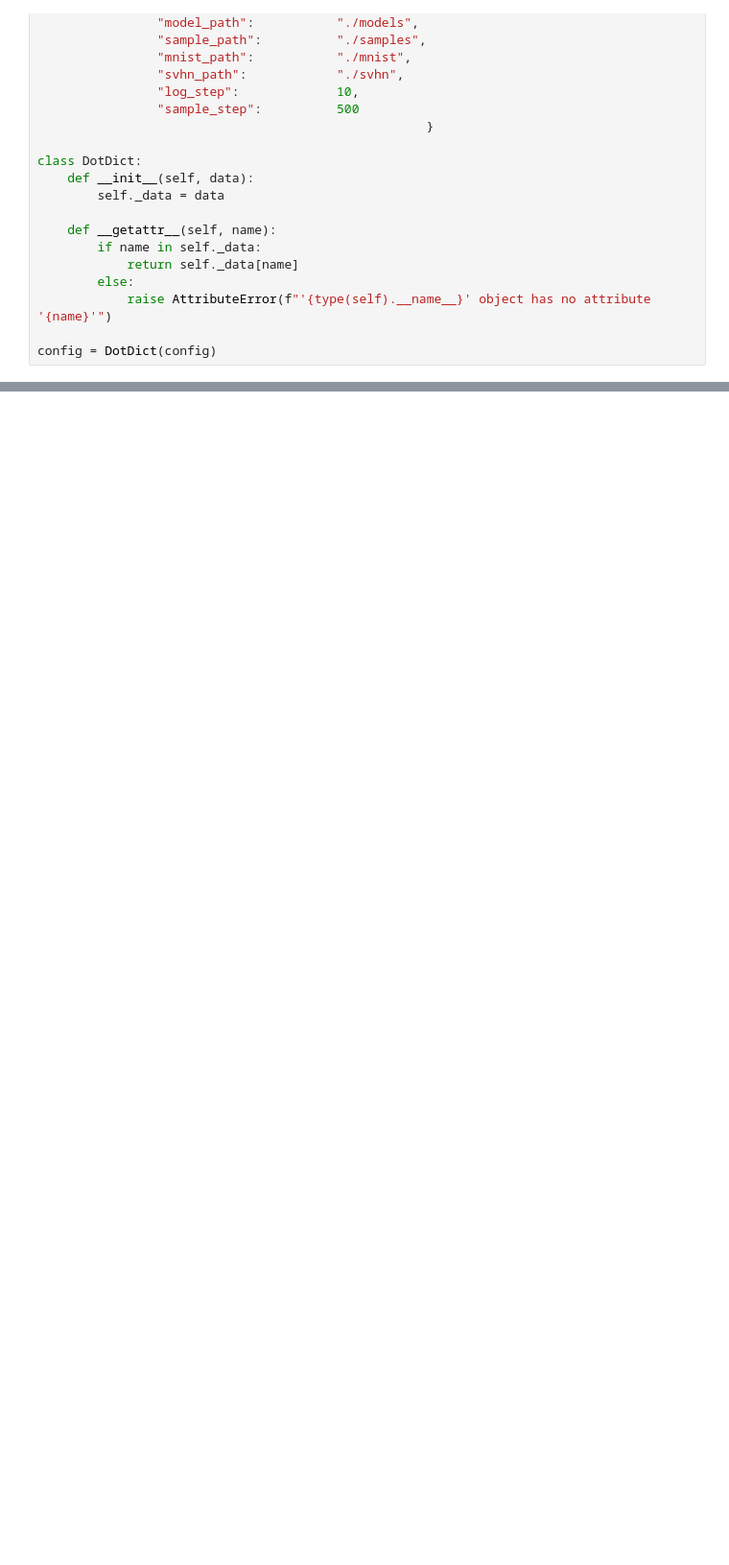
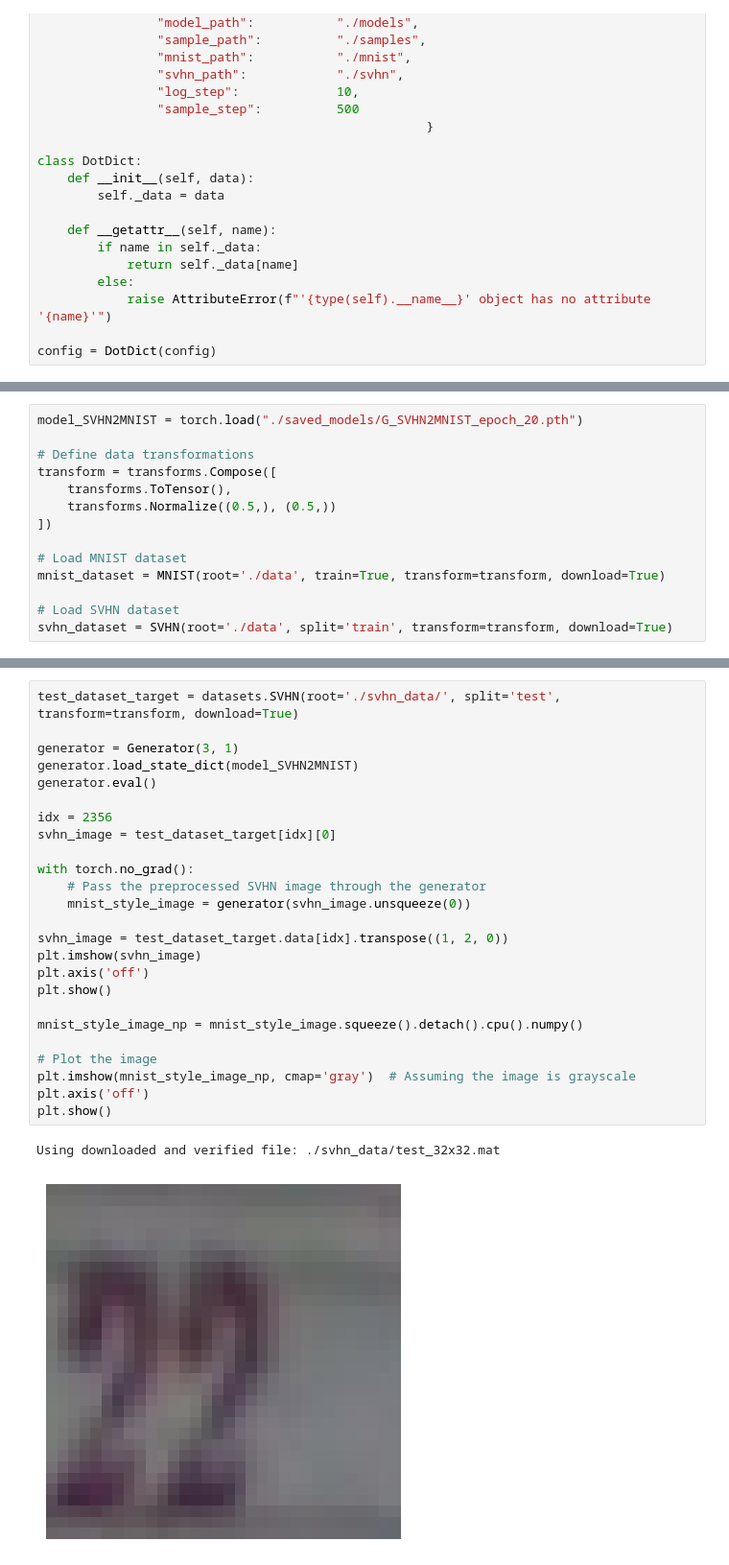
Before and after one commit to anaele-paris/domain_adaptation_MNIST_SVHN, a Jupyter notebook: GAN.ipynb, the cells around one changed output, grey strips where cells are left out. Shown at 96% size. Saved outputs shown, nothing was run; the diff lists cells and outputs as text; blank space fills up the shorter version.

Commit message:
Adding correct CycleGAN model

```diff
--- a/GAN.ipynb
+++ b/GAN.ipynb
@@ -426,0 +460,14 @@ AttributeError: 'dict' object has no attribute 'use_reconst_loss'
+# %%
+model_SVHN2MNIST = torch.load("./saved_models/G_SVHN2MNIST_epoch_20.pth")
+
+# Define data transformations
+transform = transforms.Compose([
+    transforms.ToTensor(),
+    transforms.Normalize((0.5,), (0.5,))
+])
+
+# Load MNIST dataset
+mnist_dataset = MNIST(root='./data', train=True, transform=transform, download=True)
+
+# Load SVHN dataset
+svhn_dataset = SVHN(root='./data', split='train', transform=transform, download=True)
@@ -426,0 +517,28 @@ AttributeError: 'dict' object has no attribute 'use_reconst_loss'
+# %%
+test_dataset_target = datasets.SVHN(root='./svhn_data/', split='test', transform=transform, download=True)
+
+generator = Generator(3, 1)
+generator.load_state_dict(model_SVHN2MNIST)
+generator.eval()
+
+idx = 2356
+svhn_image = test_dataset_target[idx][0]
+
+with torch.no_grad():
+    # Pass the preprocessed SVHN image through the generator
+    mnist_style_image = generator(svhn_image.unsqueeze(0))
+
+svhn_image = test_dataset_target.data[idx].transpose((1, 2, 0))
+plt.imshow(svhn_image)
+plt.axis('off')
+plt.show()
+
+mnist_style_image_np = mnist_style_image.squeeze().detach().cpu().numpy()
+
+# Plot the image
+plt.imshow(mnist_style_image_np, cmap='gray')  # Assuming the image is grayscale
+plt.axis('off')
+plt.show()
+# %% [output]
+Using downloaded and verified file: ./svhn_data/test_32x32.mat
+[figure, added]
```
Also changed, not shown: parts of 21 cells of this notebook, 3 other files.
